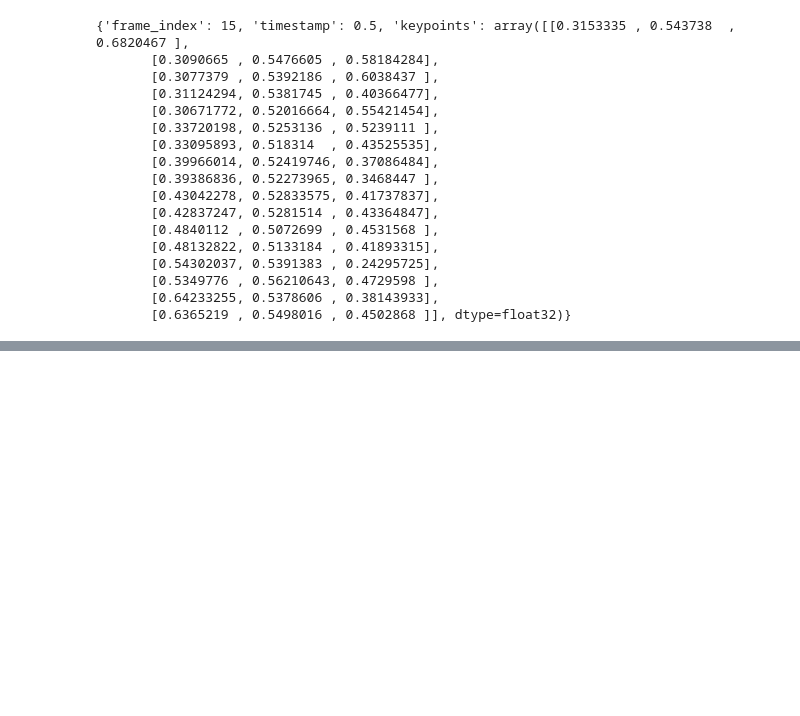
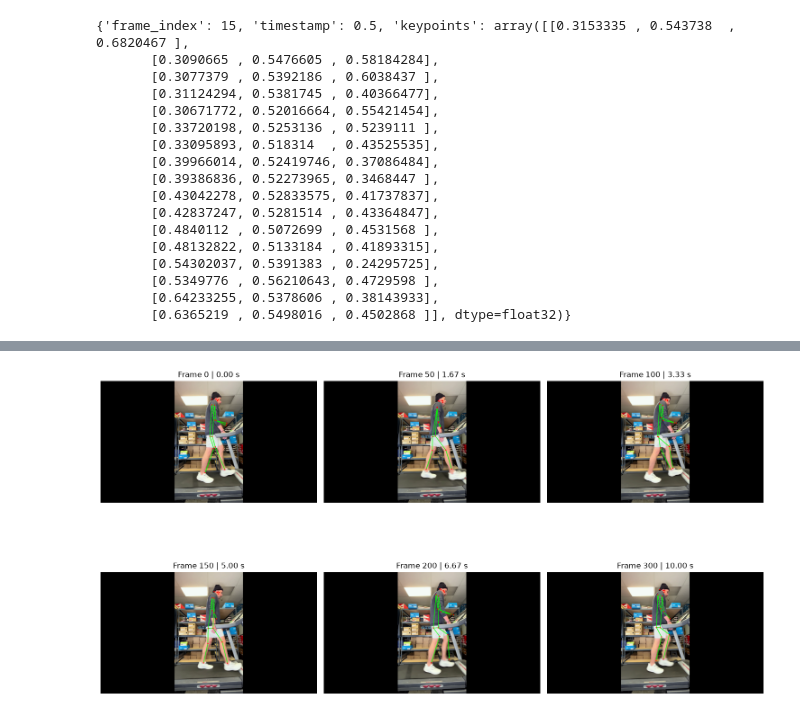
Before and after one commit to AghaMmdm/markerless-pose-estimation-lab, a Jupyter notebook: notebooks/stage_3_gait_analysis.ipynb, the cells around one changed output, grey strips where cells are left out. Cells and saved outputs as stored; diff of their text form; code cells hidden in the pictures; blank space fills up the shorter version.

```diff
--- a/notebooks/stage_3_gait_analysis.ipynb
+++ b/notebooks/stage_3_gait_analysis.ipynb
@@ -319,0 +326,76 @@ print(arr_keypoints_model[3])
+# %%
+import cv2
+import matplotlib.pyplot as plt
+import numpy as np
+
+# MoveNet connections: shoulder, arm, torso, and leg segments
+connections = [
+    (5, 6),
+    (5, 7), (7, 9),
+    (6, 8), (8, 10),
+    (5, 11), (6, 12),
+    (11, 12),
+    (11, 13), (13, 15),
+    (12, 14), (14, 16),
+]
+
+# Select six sampled predictions to inspect
+selected_positions = [0, 10, 20, 30, 40, 60]
+
+fig, axes = plt.subplots(2, 3, figsize=(15, 10))
+axes = axes.flatten()
+
+cap = cv2.VideoCapture(str(video_path))
+
+for ax, position in zip(axes, selected_positions):
+    result = arr_keypoints_original[position]
+
+    frame_index = result["frame_index"]
+    keypoints = result["keypoints"]
+
+    # Retrieve the corresponding original frame
+    cap.set(cv2.CAP_PROP_POS_FRAMES, frame_index)
+    ret, frame = cap.read()
+
+    if not ret:
+        ax.set_title(f"Could not read frame {frame_index}")
+        ax.axis("off")
+        continue
+
+    frame = cv2.cvtColor(frame, cv2.COLOR_BGR2RGB)
+    height, width = frame.shape[:2]
+
+    # Convert normalized coordinates into pixel coordinates
+    points = np.column_stack((
+        keypoints[:, 1] * width,
+        keypoints[:, 0] * height
+    ))
+
+    # Draw connections only when both keypoints have sufficient confidence
+    for start, end in connections:
+        if (
+            keypoints[start, 2] >= 0.25
+            and keypoints[end, 2] >= 0.25
+        ):
+            p1 = tuple(np.round(points[start]).astype(int))
+            p2 = tuple(np.round(points[end]).astype(int))
+            cv2.line(frame, p1, p2, (0, 255, 0), 3)
+
+    # Draw confident keypoints
+    for x, y, confidence in keypoints[:, [1, 0, 2]]:
+        if confidence >= 0.25:
+            px = int(round(x * width))
+            py = int(round(y * height))
+            cv2.circle(frame, (px, py), 5, (255, 0, 0), -1)
+
+    timestamp = frame_index / fps
+
+    ax.imshow(frame)
+    ax.set_title(f"Frame {frame_index} | {timestamp:.2f} s")
+    ax.axis("off")
+
+cap.release()
+plt.tight_layout()
+plt.show()
+# %% [output]
+[figure, added]
```
Also changed, not shown: parts of 9 cells of this notebook, 1 other file.
